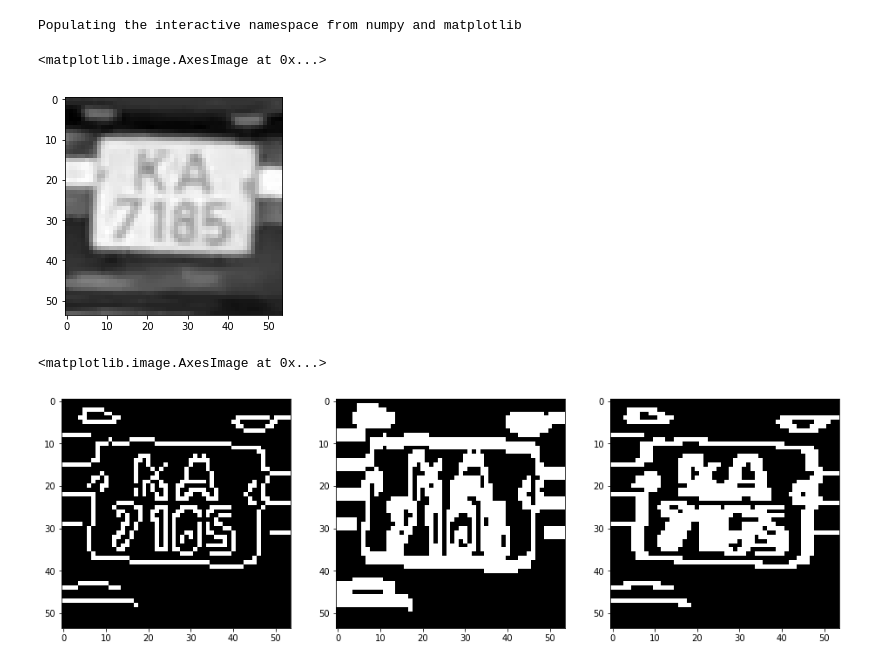
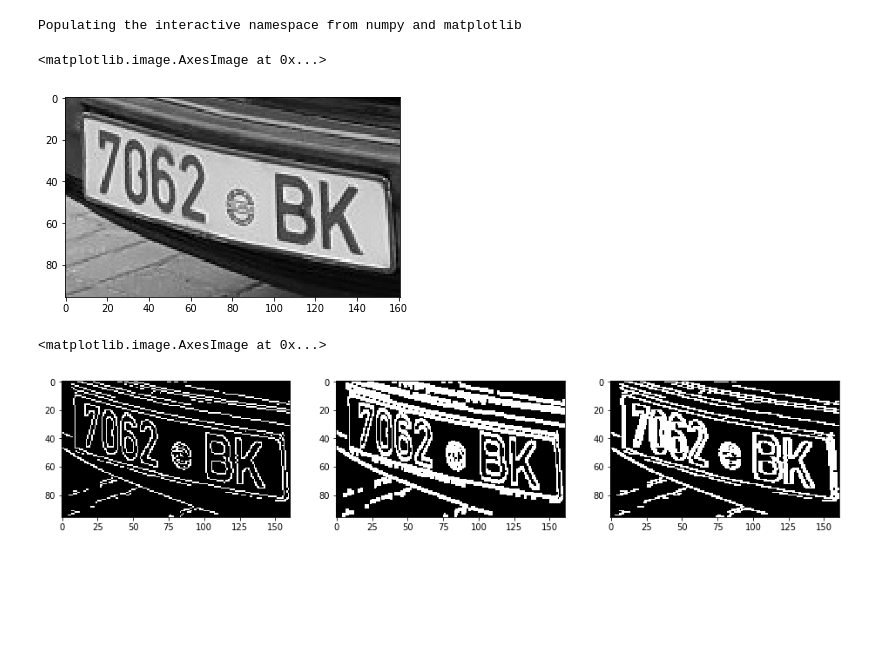
Before and after one commit to ddaletski/Lpr-experiments, a Jupyter notebook: borders.ipynb, the cells around one changed output. Drawn from its saved outputs; the diff is of its cells as text; code cells hidden in the pictures; blank space fills up the shorter version.

Commit message:
border finder

```diff
--- a/borders.ipynb
+++ b/borders.ipynb
@@ -9,18 +7,22 @@ img = cv2.cvtColor(cv2.imread("sym_detector/4.png"), cv2.COLOR_RGB2GRAY)
-# %%
-plt.imshow(img, cmap='gray')
-# %% [output]
-<matplotlib.image.AxesImage at 0x...>
-[figure, removed]
+# %%
+plates_dir = "data/borders/"
+plate_file = os.path.join(plates_dir, os.listdir(plates_dir)[4])
+img = cv2.imread(plate_file, cv2.IMREAD_GRAYSCALE)
+
+plt.imshow(img, cmap='gray')
+# %% [output]
+<matplotlib.image.AxesImage at 0x...>
+[figure, added]
 # %%
-edges = cv2.Canny(img, 150, 200)
+edges = cv2.Canny(img, 150, 220)
 edgesHor = cv2.dilate(edges, cv2.getStructuringElement(cv2.MORPH_RECT, (1, 3)))
 edgesVer = cv2.dilate(edges, cv2.getStructuringElement(cv2.MORPH_RECT, (3, 1)))
 
 fig, ax =plt.subplots(1, 3, figsize=(16, 8))
 
 ax[0].imshow(edges, cmap='gray')
 ax[1].imshow(edgesHor, cmap='gray')
 ax[2].imshow(edgesVer, cmap='gray')
 # %% [output]
 <matplotlib.image.AxesImage at 0x...>
-[figure, old version]
+[figure, new version]
```
Also changed, not shown: parts of 6 cells of this notebook, 13 other files.
